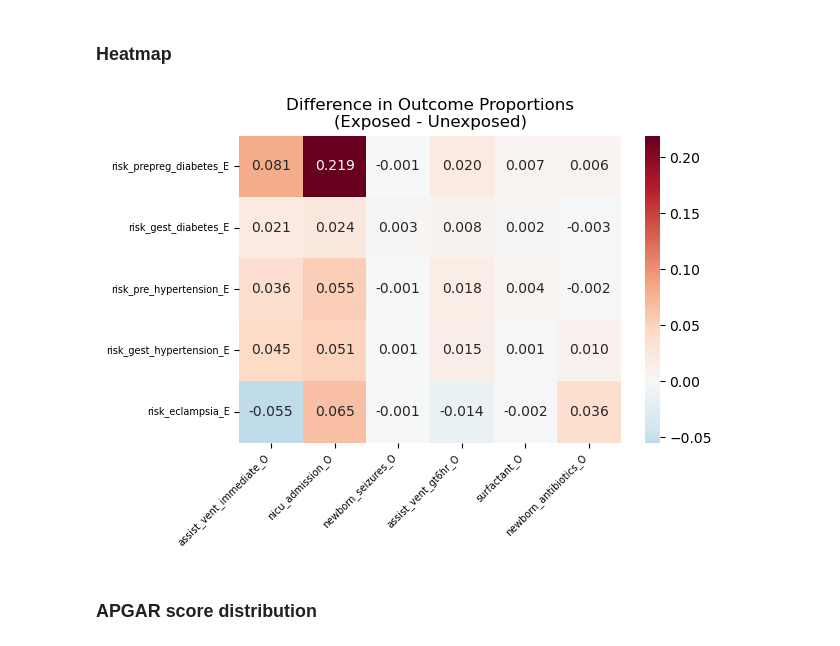
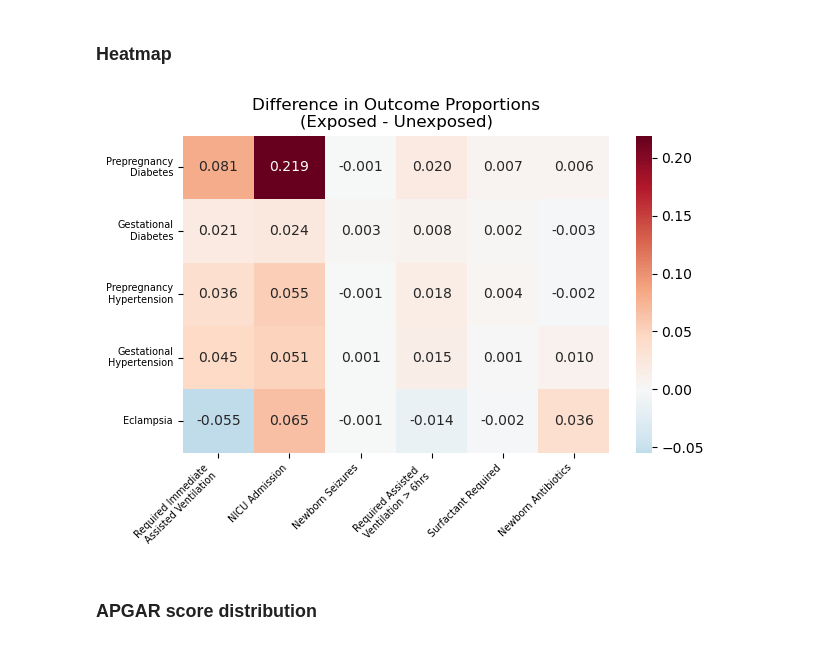
Before and after one commit to alisonmanna/dsan5100-final-project-group4, a Jupyter notebook: eda/eda_alison.ipynb, the cells around one changed output. Saved outputs shown, nothing was run; the diff lists cells and outputs as text; code cells hidden in the pictures.

Commit message:
minor changes: adjusted variable names in eda plots, TS page minor fixes, set up report embedding

```diff
--- a/eda/eda_alison.ipynb
+++ b/eda/eda_alison.ipynb
@@ -194,34 +220,51 @@ exposure_vars = ['risk_prepreg_diabetes_E', 'risk_gest_diabetes_E', 'risk_pre_hy
 # Calculate raw proportion differences (no testing yet)
 def prop_difference(data, exposure, outcome, outcome_value=True):
     # Calculate difference in outcome proportion between exposed/unexposed
     exposed = data[data[exposure] == True][outcome].mean()
     unexposed = data[data[exposure] == False][outcome].mean()
     return exposed - unexposed
 
 # heatmap of proportion differences
 categorical_outcomes = ['assist_vent_immediate_O', 'nicu_admission_O',
                        'newborn_seizures_O', 'assist_vent_gt6hr_O', 'surfactant_O', 'newborn_antibiotics_O'] # surfactant_O, newborn_antibiotics_O
 
 prop_diff_matrix = pd.DataFrame(index=exposure_vars,
                                 columns=categorical_outcomes)
 
 for exposure in exposure_vars:
     for outcome in categorical_outcomes:
         diff = prop_difference(data, exposure, outcome)
         prop_diff_matrix.loc[exposure, outcome] = diff
 
 ax = sns.heatmap(prop_diff_matrix.astype(float), annot=True, cmap='RdBu_r',
             center=0, fmt='.3f')
 
 # smaller tick labels + rotate x labels for readability
 ax.set_xticklabels(ax.get_xticklabels(), fontsize=7, rotation=45, ha='right')
 ax.set_yticklabels(ax.get_yticklabels(), fontsize=7, rotation=0)
 
+# rename all ticks to more clear names
+ax.set_xticklabels([
+    'Required Immediate\nAssisted Ventilation',
+    'NICU Admission',
+    'Newborn Seizures',
+    'Required Assisted \nVentilation > 6hrs',
+    'Surfactant Required',
+    'Newborn Antibiotics'
+])
+ax.set_yticklabels([
+    'Prepregnancy\nDiabetes',
+    'Gestational\nDiabetes',
+    'Prepregnancy\nHypertension',
+    'Gestational\nHypertension',
+    'Eclampsia'
+ ])
+
 plt.title('Difference in Outcome Proportions\n(Exposed - Unexposed)')
 plt.tight_layout()
 plt.savefig("../plots/eda/multivar/prop_diff_heatmap_natality.png", dpi=300)
 # %% [output]
-[figure, old version]
+[figure, new version]
 # %% [markdown]
 ### APGAR score distribution
 # %%
```
Also changed, not shown: parts of 2 cells of this notebook, 32 other files.
